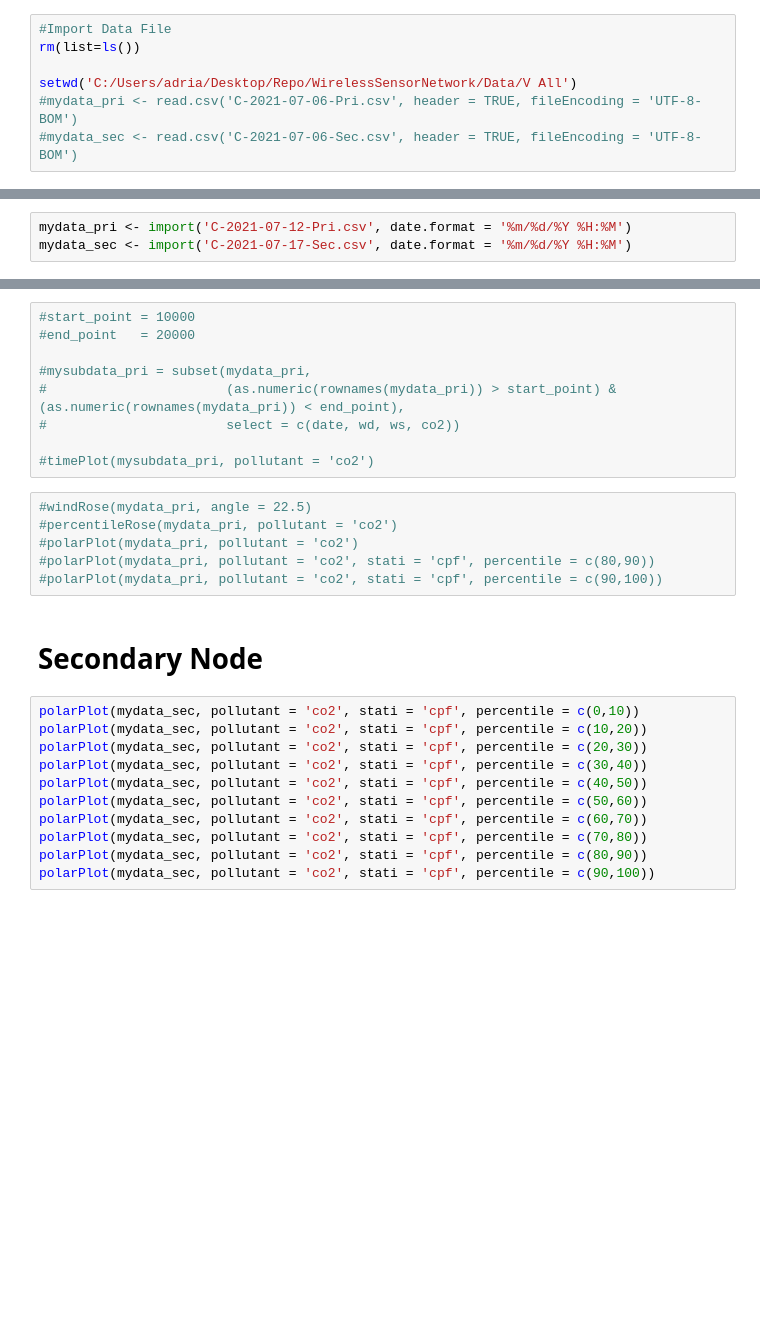
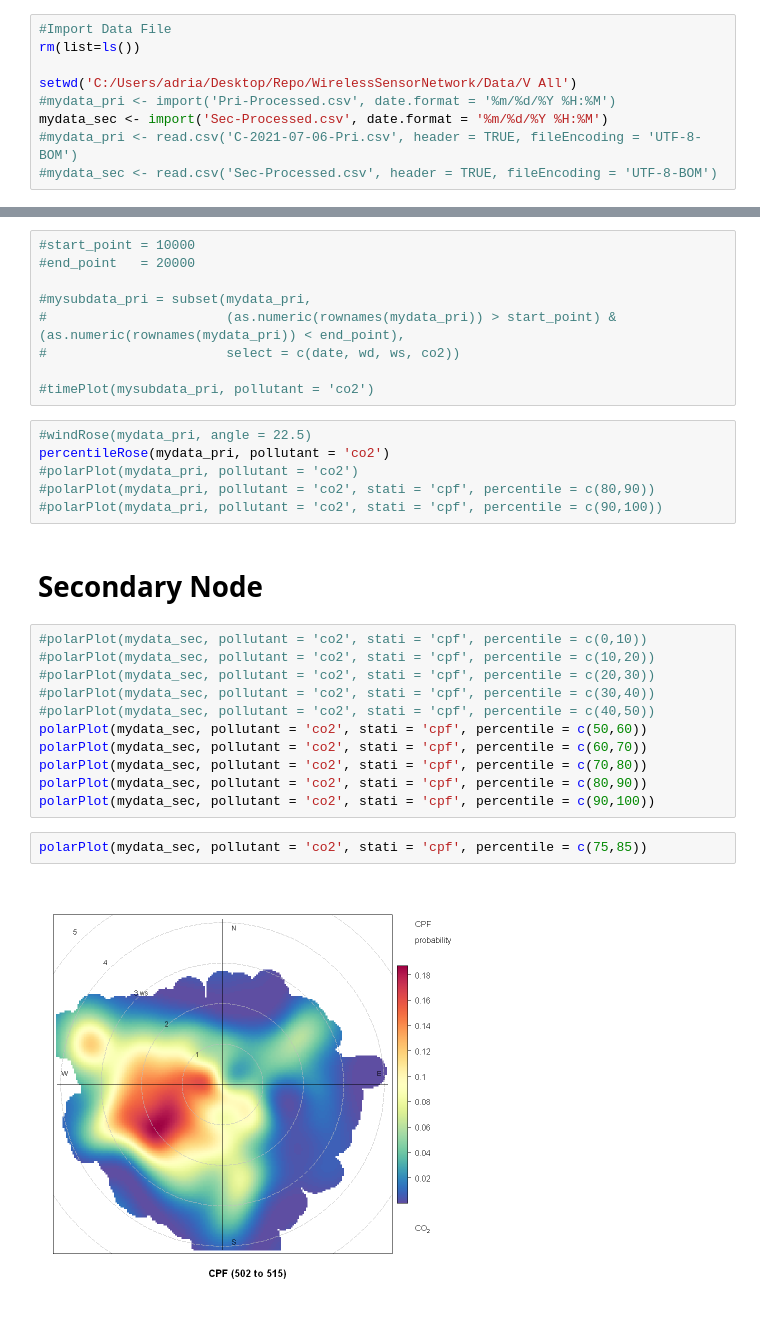
Before and after one commit to RiceAllDay22/WirelessSensorNetwork, a Jupyter notebook: Analysis/spike/OpenAirAnalysisNew.ipynb, the cells around one changed output, grey strips where cells are left out. Cells and saved outputs as stored; diff of their text form; blank space fills up the shorter version.

```diff
--- a/Analysis/spike/OpenAirAnalysisNew.ipynb
+++ b/Analysis/spike/OpenAirAnalysisNew.ipynb
@@ -14,5 +14,7 @@ library(lubridate, warn.conflicts = FALSE)
 rm(list=ls())
 
 setwd('C:/Users/adria/Desktop/Repo/WirelessSensorNetwork/Data/V All')
+#mydata_pri <- import('Pri-Processed.csv', date.format = '%m/%d/%Y %H:%M')
+mydata_sec <- import('Sec-Processed.csv', date.format = '%m/%d/%Y %H:%M')
 #mydata_pri <- read.csv('C-2021-07-06-Pri.csv', header = TRUE, fileEncoding = 'UTF-8-BOM')
-#mydata_sec <- read.csv('C-2021-07-06-Sec.csv', header = TRUE, fileEncoding = 'UTF-8-BOM')
+#mydata_sec <- read.csv('Sec-Processed.csv', header = TRUE, fileEncoding = 'UTF-8-BOM')
@@ -19,3 +25,0 @@ setwd('C:/Users/adria/Desktop/Repo/WirelessSensorNetwork/Data/V All')
-# %%
-mydata_pri <- import('C-2021-07-12-Pri.csv', date.format = '%m/%d/%Y %H:%M')
-mydata_sec <- import('C-2021-07-17-Sec.csv', date.format = '%m/%d/%Y %H:%M')
@@ -96,20 +62,24 @@ polarPlot(mydata_pri, pollutant = 'co2', stati = 'cpf', percentile = c(90,100))
 #timePlot(mysubdata_pri, pollutant = 'co2')
 # %%
 #windRose(mydata_pri, angle = 22.5)
-#percentileRose(mydata_pri, pollutant = 'co2')
+percentileRose(mydata_pri, pollutant = 'co2')
 #polarPlot(mydata_pri, pollutant = 'co2')
 #polarPlot(mydata_pri, pollutant = 'co2', stati = 'cpf', percentile = c(80,90))
 #polarPlot(mydata_pri, pollutant = 'co2', stati = 'cpf', percentile = c(90,100))
 # %% [markdown]
 # Secondary Node
 # %%
-polarPlot(mydata_sec, pollutant = 'co2', stati = 'cpf', percentile = c(0,10))
-polarPlot(mydata_sec, pollutant = 'co2', stati = 'cpf', percentile = c(10,20))
-polarPlot(mydata_sec, pollutant = 'co2', stati = 'cpf', percentile = c(20,30))
-polarPlot(mydata_sec, pollutant = 'co2', stati = 'cpf', percentile = c(30,40))
-polarPlot(mydata_sec, pollutant = 'co2', stati = 'cpf', percentile = c(40,50))
+#polarPlot(mydata_sec, pollutant = 'co2', stati = 'cpf', percentile = c(0,10))
+#polarPlot(mydata_sec, pollutant = 'co2', stati = 'cpf', percentile = c(10,20))
+#polarPlot(mydata_sec, pollutant = 'co2', stati = 'cpf', percentile = c(20,30))
+#polarPlot(mydata_sec, pollutant = 'co2', stati = 'cpf', percentile = c(30,40))
+#polarPlot(mydata_sec, pollutant = 'co2', stati = 'cpf', percentile = c(40,50))
 polarPlot(mydata_sec, pollutant = 'co2', stati = 'cpf', percentile = c(50,60))
 polarPlot(mydata_sec, pollutant = 'co2', stati = 'cpf', percentile = c(60,70))
 polarPlot(mydata_sec, pollutant = 'co2', stati = 'cpf', percentile = c(70,80))
 polarPlot(mydata_sec, pollutant = 'co2', stati = 'cpf', percentile = c(80,90))
 polarPlot(mydata_sec, pollutant = 'co2', stati = 'cpf', percentile = c(90,100))
+# %%
+polarPlot(mydata_sec, pollutant = 'co2', stati = 'cpf', percentile = c(75,85))
+# %% [output]
+[figure, added]
```
Also changed, not shown: parts of 8 cells of this notebook, 12 other files.
